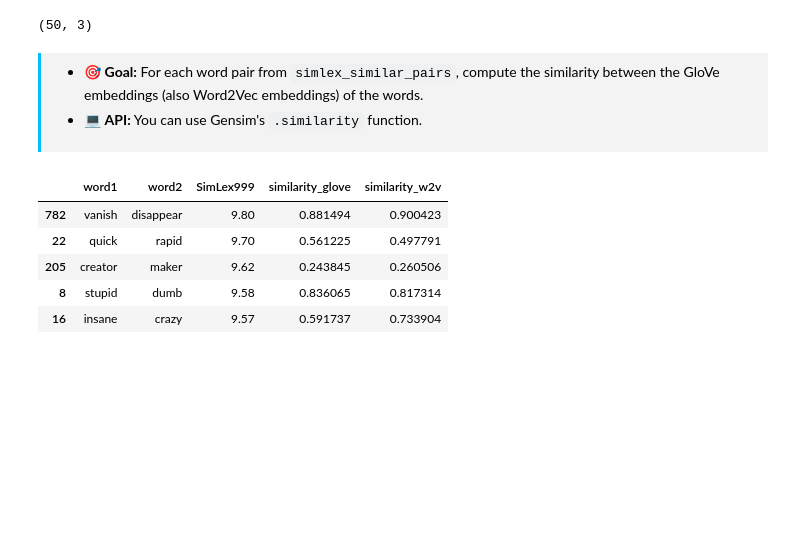
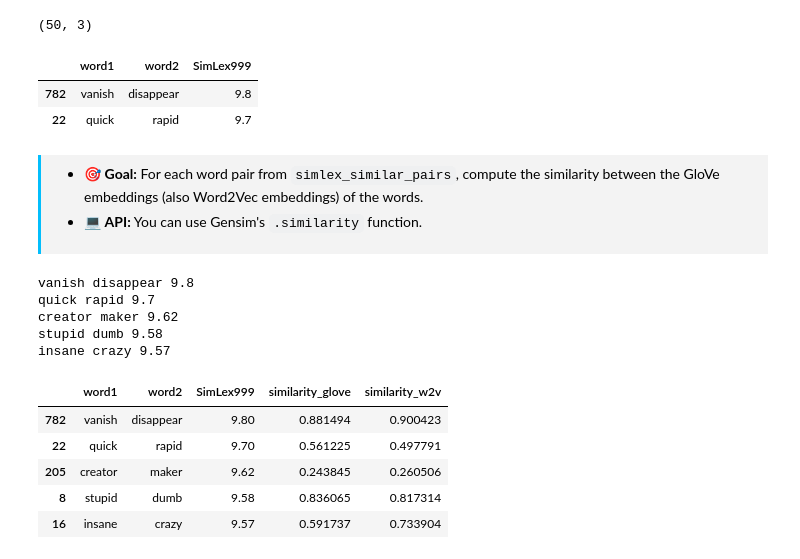
Before and after one commit to pierrehogenhaug/cs-552-modern-nlp, a Jupyter notebook: Exercises/Week 1 - Word Embeddings/Week-1.ipynb, the cells around one changed output. Drawn from its saved outputs; the diff is of its cells as text; code cells hidden in the pictures; blank space fills up the shorter version.

```diff
--- a/Exercises/Week 1 - Word Embeddings/Week-1.ipynb
+++ b/Exercises/Week 1 - Word Embeddings/Week-1.ipynb
@@ -410,6 +425,12 @@ simlex_similar_pairs = simlex.sort_values(by='SimLex999', ascending=False).head(
 simlex_similar_pairs.shape
 # %% [output]
 (50, 3)
+# %%
+simlex_similar_pairs.head(2)
+# %% [output]
+|  | word1 | word2 | SimLex999 |
+| 782 | vanish | disappear | 9.8 |
+| 22 | quick | rapid | 9.7 |
 # %% [markdown]
 <div style="padding:8px 0 8px 15px;border-left:3px solid #03befc;background-color:#F3F3F3;">
 
@@ -417,6 +438,15 @@ simlex_similar_pairs.shape
 - 💻 **API:** You can use Gensim's `.similarity` function.
 
 </div>
+# %%
+for penis, pussy in simlex_similar_pairs[:5].iterrows():
+    print(pussy['word1'], pussy['word2'], pussy['SimLex999'])
+# %% [output]
+vanish disappear 9.8
+quick rapid 9.7
+creator maker 9.62
+stupid dumb 9.58
+insane crazy 9.57
 # %%
 # Assuming simlex_similar_pairs is a DataFrame with columns 'word1' and 'word2'
 glove_similarities = []
```
Also changed, not shown: parts of 17 cells of this notebook.
